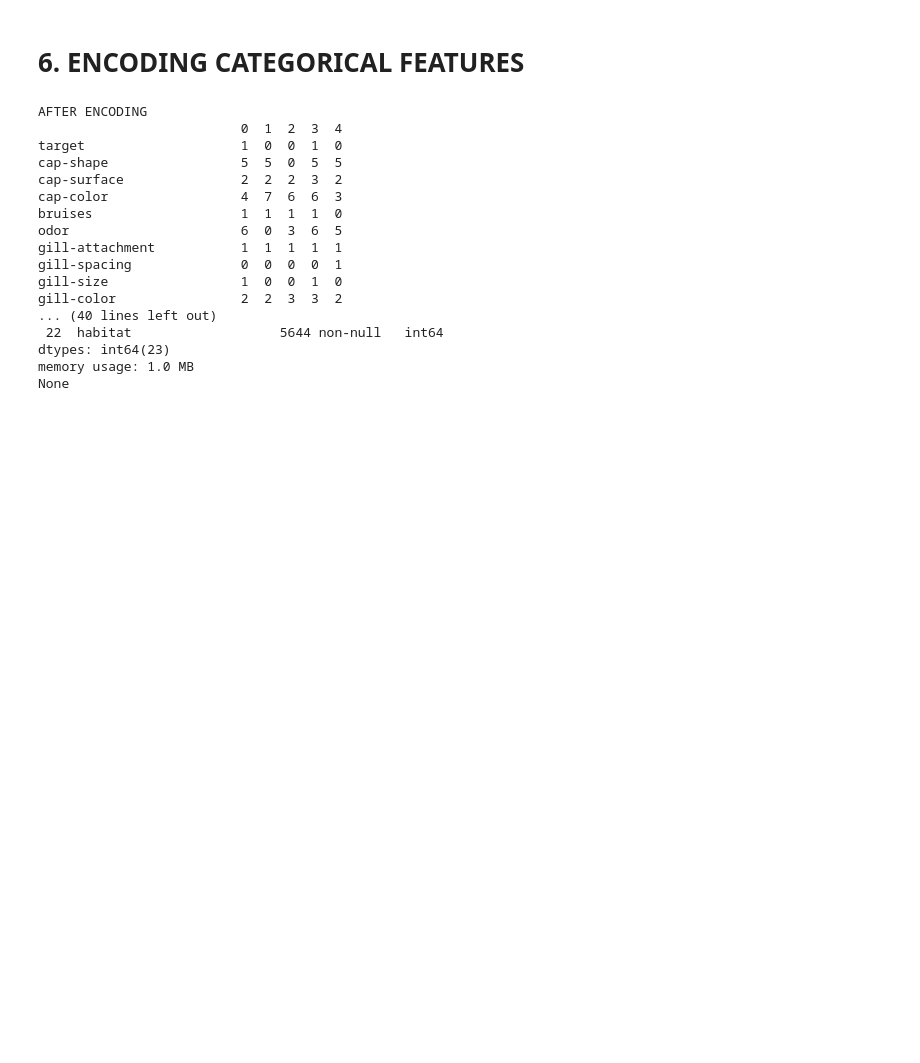
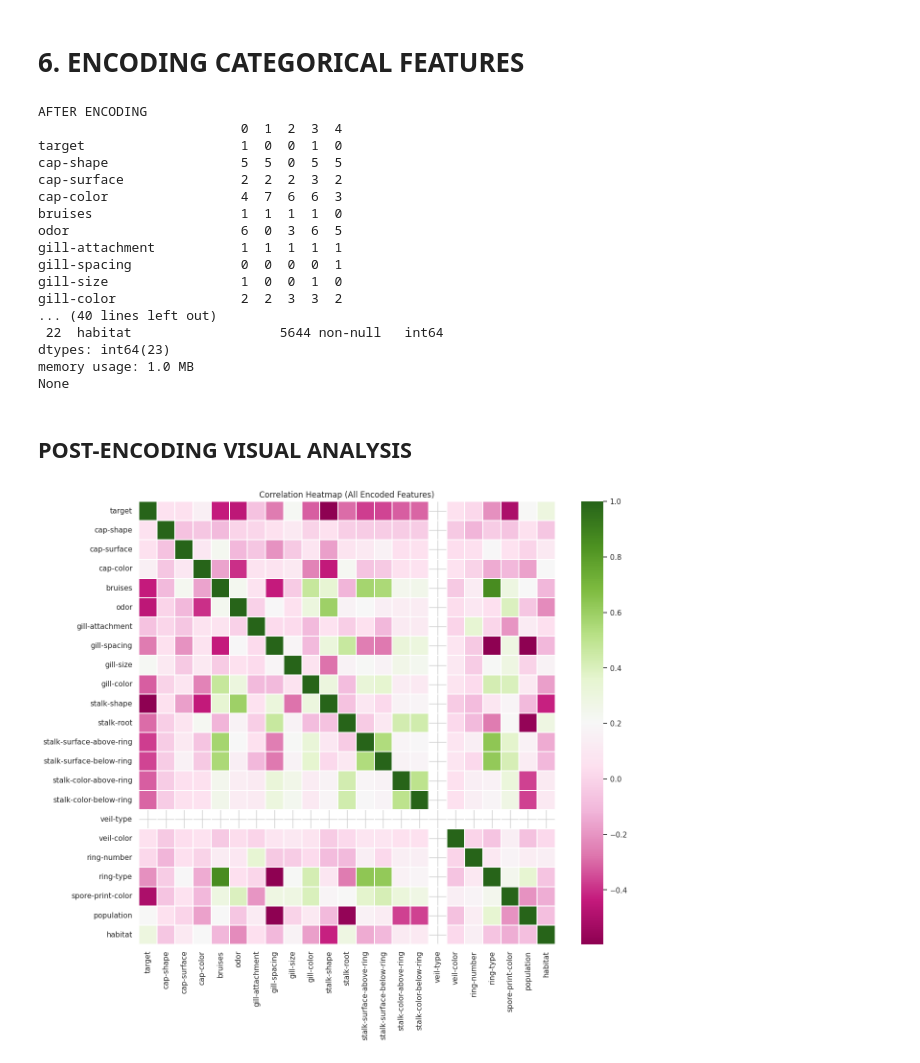
Before and after one commit to Cherryberry112/CSE475_Machine_Learning-, a Jupyter notebook: Lab/lab01_DecisionTree_RandomForest_Mushroom_dataset.ipynb, the cells around one changed output. Cells and saved outputs as stored; diff of their text form; code cells hidden in the pictures; blank space fills up the shorter version.

Commit message:
Very simple visual representation using heatmap and scattered matrix plot. took top 5 features only in scattered plot cause all 23 of them together looks messy and almost Incomprehensible

```diff
--- a/Lab/lab01_DecisionTree_RandomForest_Mushroom_dataset.ipynb
+++ b/Lab/lab01_DecisionTree_RandomForest_Mushroom_dataset.ipynb
@@ -103,3 +103,24 @@ gill-color                2  2  3  3  2
 dtypes: int64(23)
 memory usage: 1.0 MB
 None
+# %% [markdown]
+
+## POST-ENCODING VISUAL ANALYSIS
+# %%
+# -------------------------
+# 1. CORRELATION HEATMAP
+# -------------------------
+plt.figure(figsize=(14, 12))
+corr = df.corr()
+
+sns.heatmap(
+    corr,
+    cmap="PiYG",
+    linewidths=0.3,
+    cbar=True
+)
+
+plt.title("Correlation Heatmap (All Encoded Features)")
+plt.show()
+# %% [output]
+[figure, added]
```
Also changed, not shown: parts of 1 cell of this notebook.
